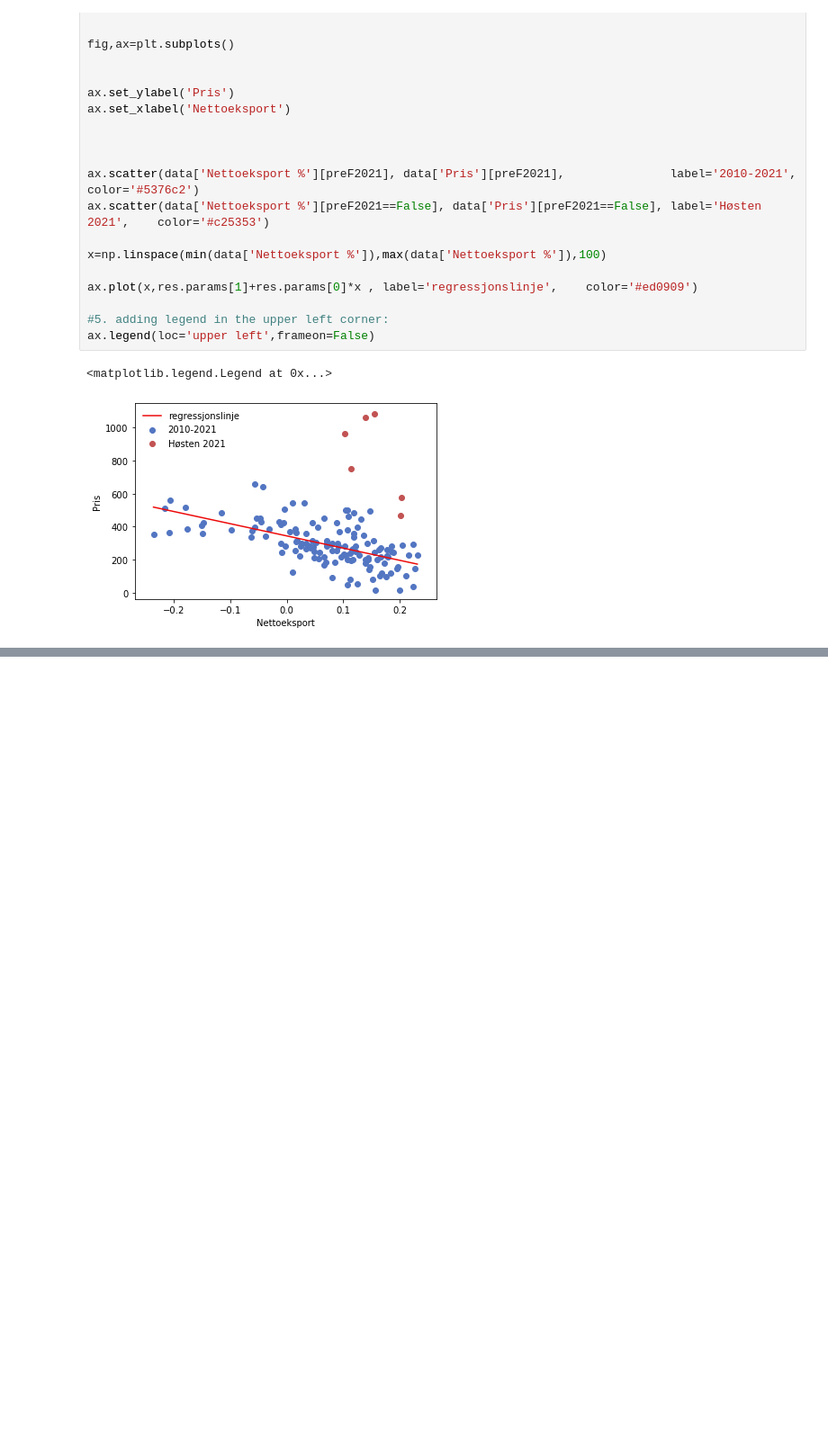
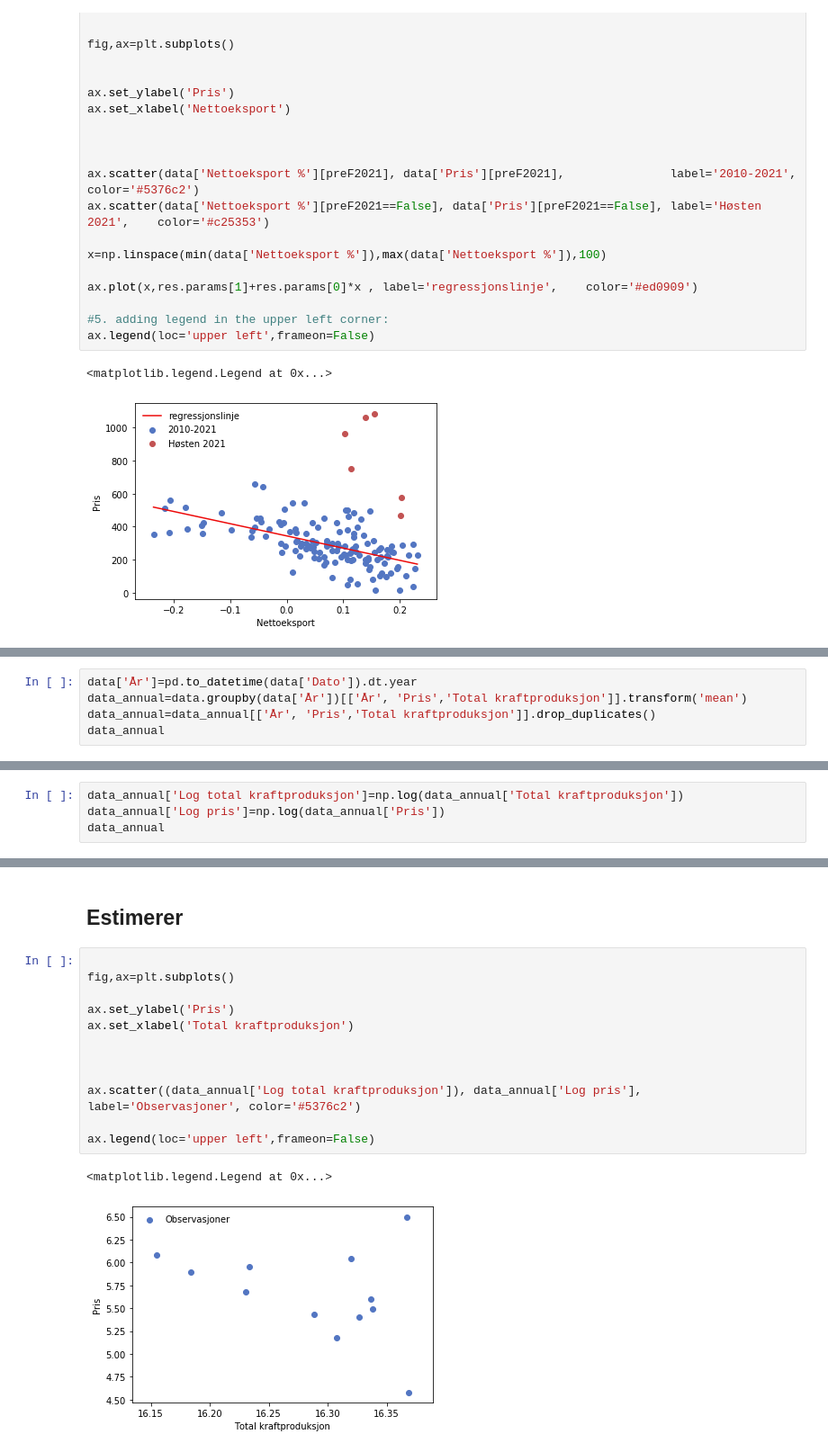
Before and after one commit to espensirnes/public, a Jupyter notebook: el.ipynb, the cells around one changed output, grey strips where cells are left out. Shown at 90% size. Saved outputs shown, nothing was run; the diff lists cells and outputs as text; blank space fills up the shorter version.

```diff
--- a/el.ipynb
+++ b/el.ipynb
@@ -134,0 +133,5 @@ res.params[0]
+# %%
+data['År']=pd.to_datetime(data['Dato']).dt.year
+data_annual=data.groupby(data['År'])[['År', 'Pris','Total kraftproduksjon']].transform('mean')
+data_annual=data_annual[['År', 'Pris','Total kraftproduksjon']].drop_duplicates()
+data_annual
@@ -134,0 +154,4 @@ res.params[0]
+# %%
+data_annual['Log total kraftproduksjon']=np.log(data_annual['Total kraftproduksjon'])
+data_annual['Log pris']=np.log(data_annual['Pris'])
+data_annual
@@ -134,0 +172,17 @@ res.params[0]
+# %% [markdown]
+## Estimerer
+# %%
+
+fig,ax=plt.subplots()
+
+ax.set_ylabel('Pris')
+ax.set_xlabel('Total kraftproduksjon')
+
+
+
+ax.scatter((data_annual['Log total kraftproduksjon']), data_annual['Log pris'], label='Observasjoner', color='#5376c2')
+
+ax.legend(loc='upper left',frameon=False)
+# %% [output]
+<matplotlib.legend.Legend at 0x...>
+[figure, added]
```
Also changed, not shown: parts of 11 cells of this notebook.
